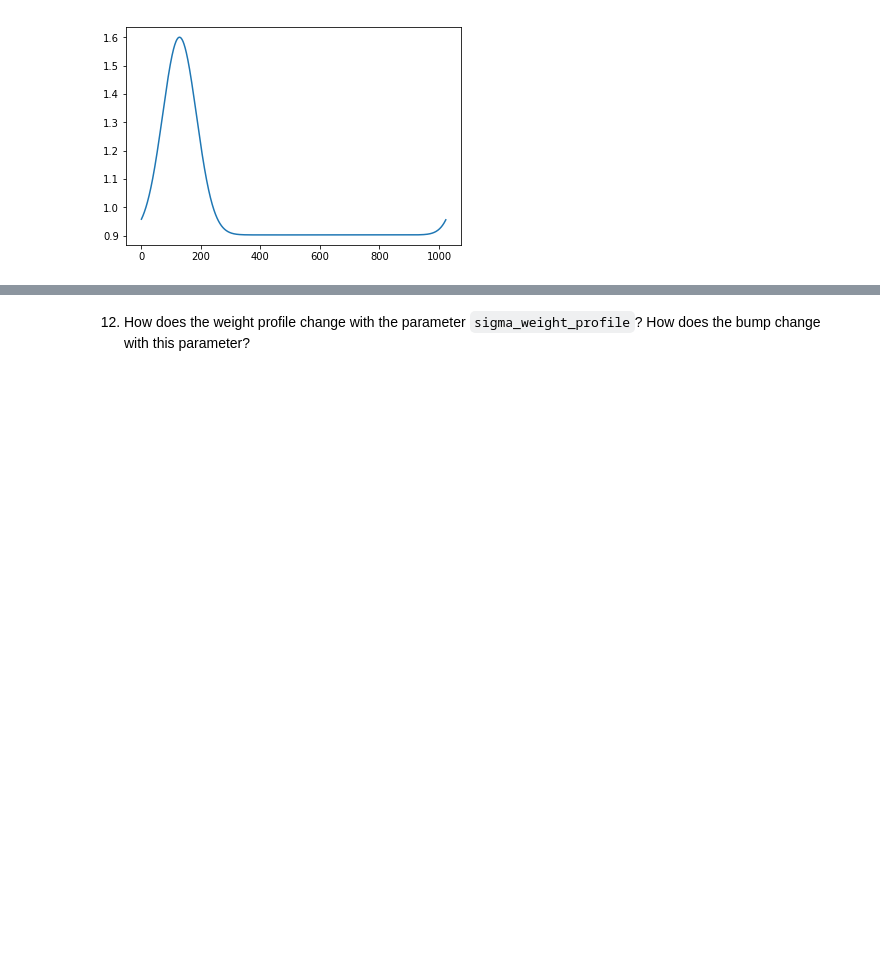
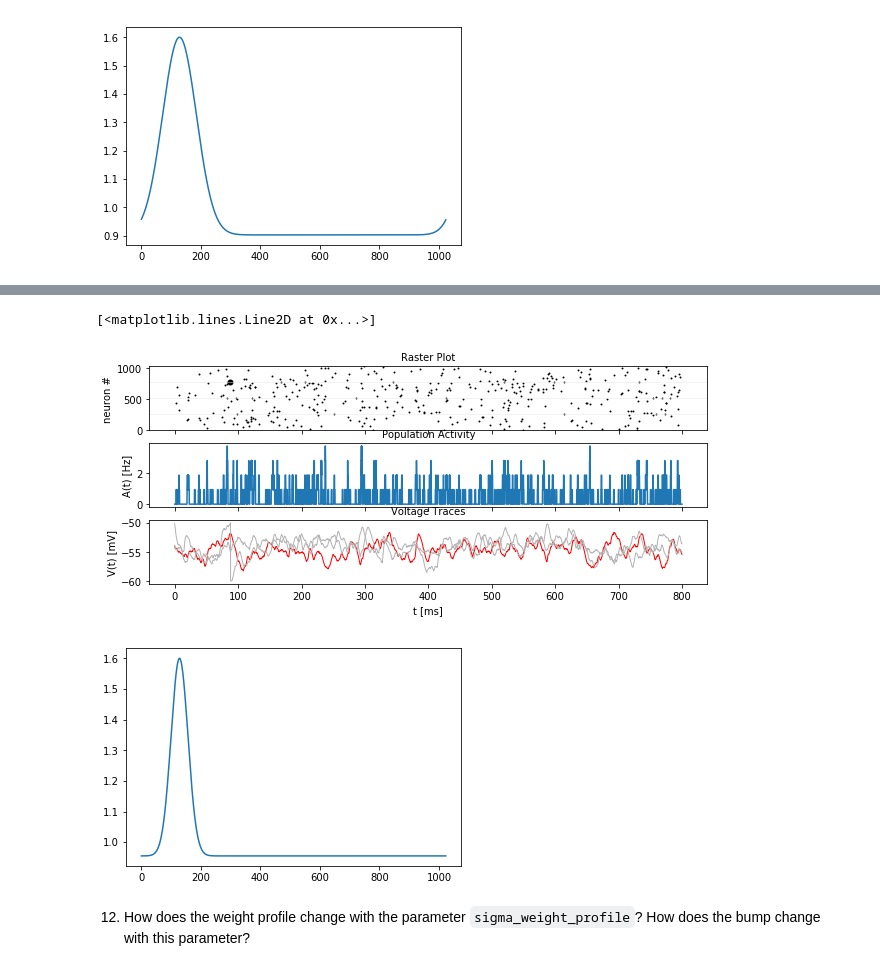
Before and after one commit to mackelab/msne-lsmlsda-2019, a Jupyter notebook: your-code/project3_MeMa/03_spatial_working_memory.ipynb, the cells around one changed output, grey strips where cells are left out. Cells and saved outputs as stored; diff of their text form; code cells hidden in the pictures; blank space fills up the shorter version.

```diff
--- a/your-code/project3_MeMa/03_spatial_working_memory.ipynb
+++ b/your-code/project3_MeMa/03_spatial_working_memory.ipynb
@@ -265,28 +277,32 @@ plt.plot(weight_profile_45)
 # %%
 %matplotlib inline
 import brian2 as b2
 from neurodynex.working_memory_network import wm_model
 from neurodynex.tools import plot_tools
 import matplotlib.pyplot as plt
 
 
 rate_monitor_excit,\
 spike_monitor_excit,\
 voltage_monitor_excit,\
 idx_monitored_neurons_excit,\
 rate_monitor_inhib,\
 spike_monitor_inhib,\
 voltage_monitor_inhib,\
 idx_monitored_neurons_inhib,\
 weight_profile_45 = wm_model.simulate_wm(sim_time=800. * b2.ms,
                                       poisson_firing_rate=1.3 * b2.Hz,
-                                      sigma_weight_profile=20.,
+                                      sigma_weight_profile=10., #half of the previous
                                       Jpos_excit2excit=1.6)
 
 plot_tools.plot_network_activity(rate_monitor_excit,
                                  spike_monitor_excit,
                                  voltage_monitor_excit,
                                  t_min=0. * b2.ms)
 
 plt.figure()
 plt.plot(weight_profile_45)
+# %% [output]
+[<matplotlib.lines.Line2D at 0x...>]
+[figure, added]
+[figure, added]
```
Also changed, not shown: parts of 4 cells of this notebook.
